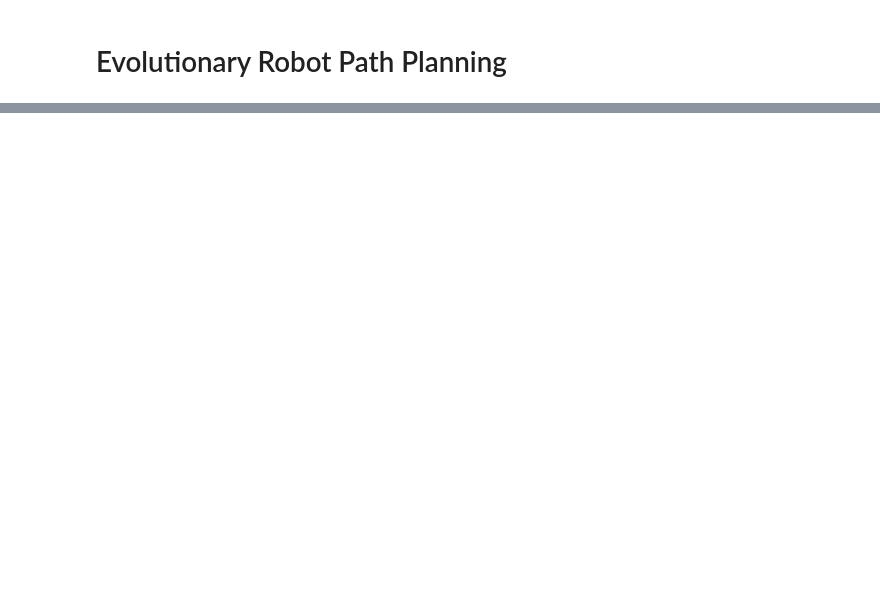
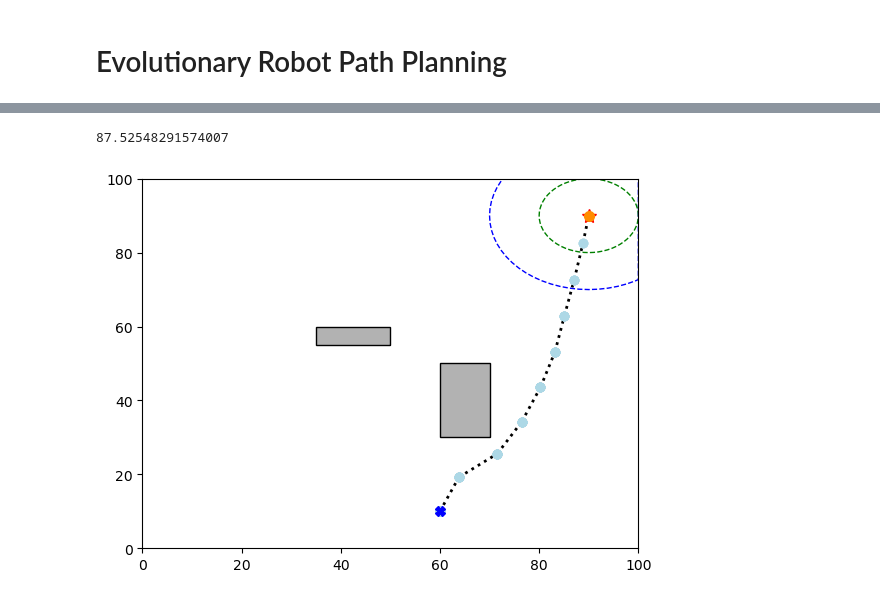
Before and after one commit to kphantha/ENGG3130_Project, a Jupyter notebook: evolutionary_pathplanning.ipynb, the cells around one changed output, grey strips where cells are left out. Drawn from its saved outputs; the diff is of its cells as text; code cells hidden in the pictures; blank space fills up the shorter version.

Commit message:
Add evolutionary path planning

```diff
--- a/evolutionary_pathplanning.ipynb
+++ b/evolutionary_pathplanning.ipynb
@@ -212,0 +338,17 @@ sim.run_full()
+# %%
+# Test
+start = (60, 10)
+objective = (90, 90)
+sim = Simulation((100, 100), start, objective)
+
+obstacles = (Obstacle((35, 50), (55, 60)), Obstacle((60, 70), (30, 50)))
+sim.add_obstacles(obstacles)
+sim.run_full()
+
+sum = 0
+for line in sim.robot.pathHist:
+    sum += line.length
+print(sum)
+# %% [output]
+87.52548291574007
+[figure, added]
```
Also changed, not shown: parts of 4 cells of this notebook.
